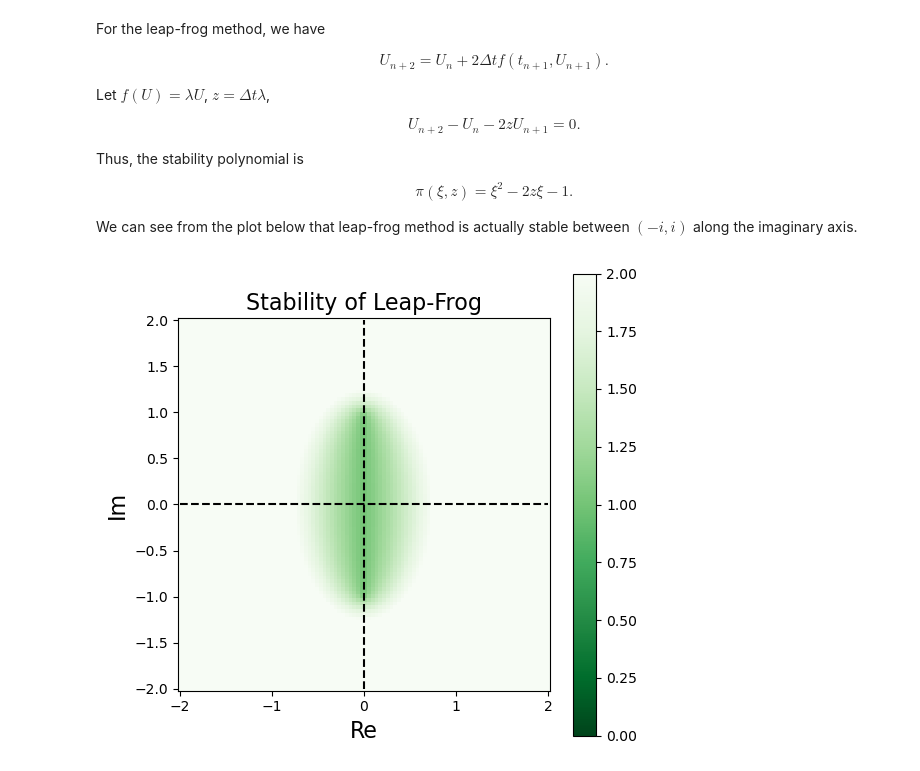
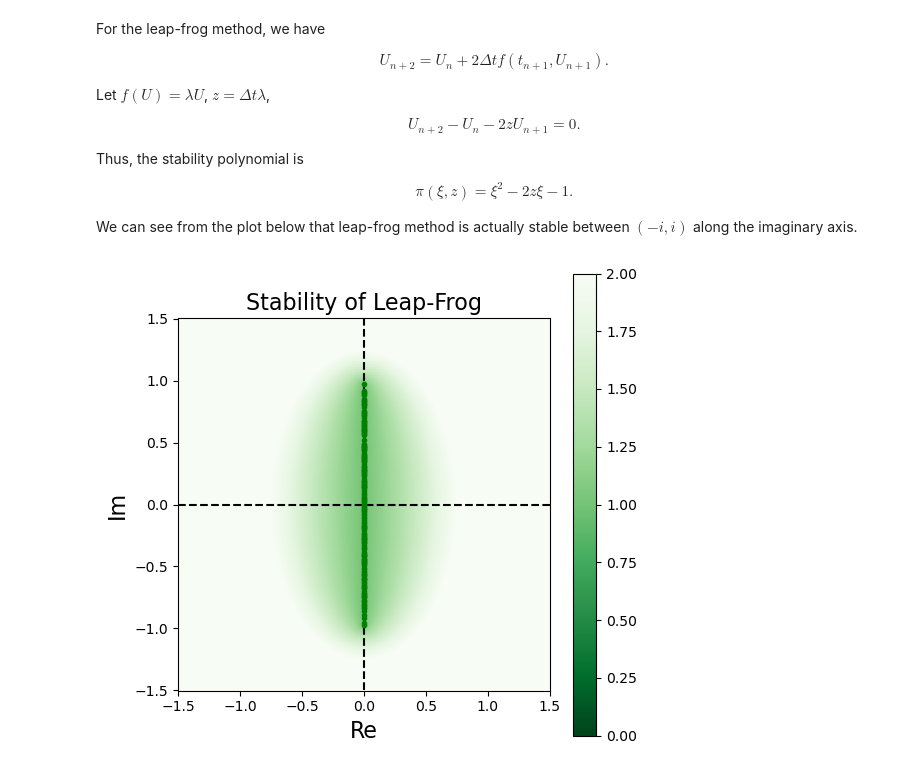
Before and after one commit to xiaoyuchen2020/intro-numerical-methods, a Jupyter notebook: hw/HW5_ODE.ipynb, the cells around one changed output. Drawn from its saved outputs; the diff is of its cells as text; code cells hidden in the pictures.

Commit message:
HW5 last plot changed

```diff
--- a/hw/HW5_ODE.ipynb
+++ b/hw/HW5_ODE.ipynb
@@ -558,32 +558,35 @@ Thus, the stability polynomial is
 
 We can see from the plot below that leap-frog method is actually stable between $(-i, i)$ along the imaginary axis.
 # %%
-x = numpy.linspace(-2,2,100)
-y = numpy.linspace(-2,2,100)
+x = numpy.linspace(-1.5,1.5,501)
+y = numpy.linspace(-1.5,1.5,501)
 
 pi_leap_frog = lambda z: numpy.array([1, -2*z, -1])
 fig = plt.figure(figsize=(6, 6))
 axes = fig.add_subplot(1, 1, 1)
 
 X,Y = numpy.meshgrid(x,y)
 Z = X + 1j * Y
 
 norm_max = numpy.empty(Z.shape)
 for i,row in enumerate(Z):
     for j, z in enumerate(row):
         norm_max[i,j] = max(numpy.abs(numpy.roots(pi_leap_frog(z))))
 
 C = norm_max
+C_less_equal_1 = C <= 1.
 pcolor_plot = axes.pcolor(X, Y, C, vmin=0, vmax=2, cmap=plt.get_cmap('Greens_r'), shading='auto')
 axes.contour(X, Y, C, 'k', levels=[1.0])
 fig = plt.gcf()
 fig.colorbar(pcolor_plot)
 axes.plot(x, numpy.zeros(x.shape),'k--')
 axes.plot(numpy.zeros(y.shape), y,'k--')
 
+axes.plot(X[C_less_equal_1], Y[C_less_equal_1], 'g.')
+
 axes.set_xlabel('Re', fontsize=16)
 axes.set_ylabel('Im', fontsize=16)
 axes.set_title('Stability of Leap-Frog', fontsize=16)
 axes.set_aspect('equal')
 # %% [output]
-[figure, old version]
+[figure, new version]
```
